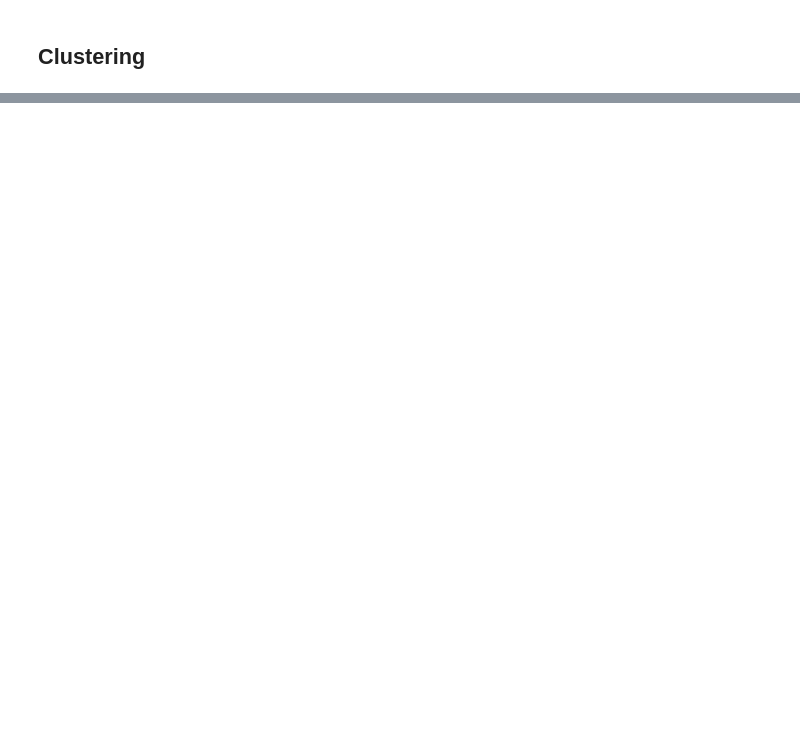
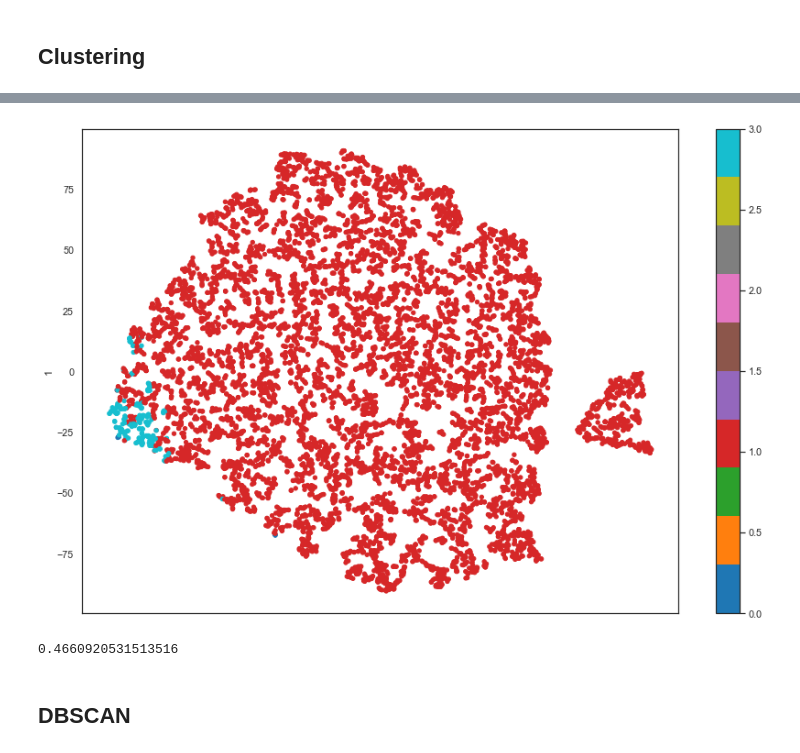
Before and after one commit to MarjorieKinney/bc1, a Jupyter notebook: wip/b/bc1-bm.ipynb, the cells around one changed output, grey strips where cells are left out. Cells and saved outputs as stored; diff of their text form; code cells hidden in the pictures; blank space fills up the shorter version.

Commit message:
adding terrible, messy SOM & DBSCAN

```diff
--- a/wip/b/bc1-bm.ipynb
+++ b/wip/b/bc1-bm.ipynb
@@ -554,0 +645,7 @@ df[wine_feats_dec].head(3)
+# %%
+# Check the nodes and and respective clusters
+wine_som_nodes = sm.codebook.matrix
+
+df_wine_som_nodes = pd.DataFrame(wine_som_nodes, columns=wine_feats_dec)
+df_wine_som_nodes['wine_nodes'] = nodeclus_labels
+df_wine_som_nodes
@@ -554,0 +666,9 @@ df[wine_feats_dec].head(3)
+# %%
+# Obtaining SOM's BMUs labels
+bmus_map = sm.find_bmu(df_wine)[0]  # get bmus for each observation in df
+
+df_bmus = pd.DataFrame(
+    np.concatenate((df, np.expand_dims(bmus_map,1)), axis=1),
+    index=df.index, columns=np.append(df.columns,"BMU")
+)
+df_bmus
@@ -554,0 +690,6 @@ df[wine_feats_dec].head(3)
+# %%
+# Get cluster labels for each observation
+df_ = df_bmus.merge(df_wine_som_nodes['wine_nodes'], 'left', left_on="BMU", right_index=True)
+
+# Characterizing the final clusters
+df_.drop(columns='BMU').groupby('wine_nodes').mean()
@@ -554,0 +703,26 @@ df[wine_feats_dec].head(3)
+# %%
+df_.drop('BMU', axis=1, inplace=True)
+# %%
+# This step can be quite time consuming
+two_dim = TSNE(random_state=42, perplexity=20).fit_transform(df_[wine_feats_dec])
+
+# t-SNE visualization
+pd.DataFrame(two_dim).plot.scatter(x=0, y=1, c=df_['wine_nodes'], colormap='tab10', figsize=(15,10))
+plt.show()
+# %% [output]
+[figure, added]
+# %%
+# using R²
+def get_ss(df):
+    ss = np.sum(df.var() * (df.count() - 1))
+    return ss  # return sum of sum of squares of each df variable
+
+sst = get_ss(df_[wine_feats_dec + ['wine_nodes']])  # get total sum of squares
+ssw_labels = df_[wine_feats_dec + ['wine_nodes']].groupby(by='wine_nodes').apply(get_ss)  # compute ssw for each cluster labels
+ssb = sst - np.sum(ssw_labels)  # remember: SST = SSW + SSB
+r2 = ssb / sst
+r2
+# %% [output]
+0.4660920531513516
+# %% [markdown]
+## DBSCAN
```
Also changed, not shown: parts of 25 cells of this notebook.
